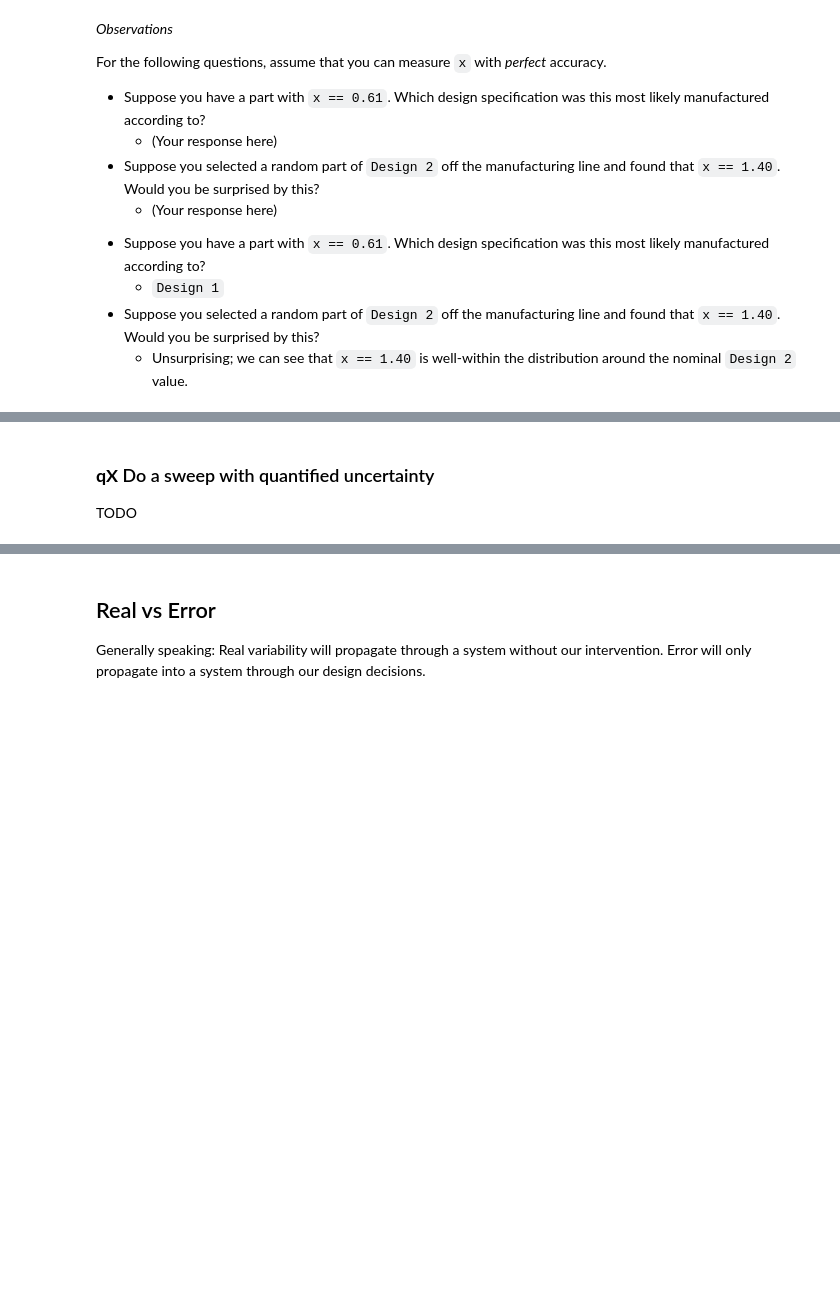
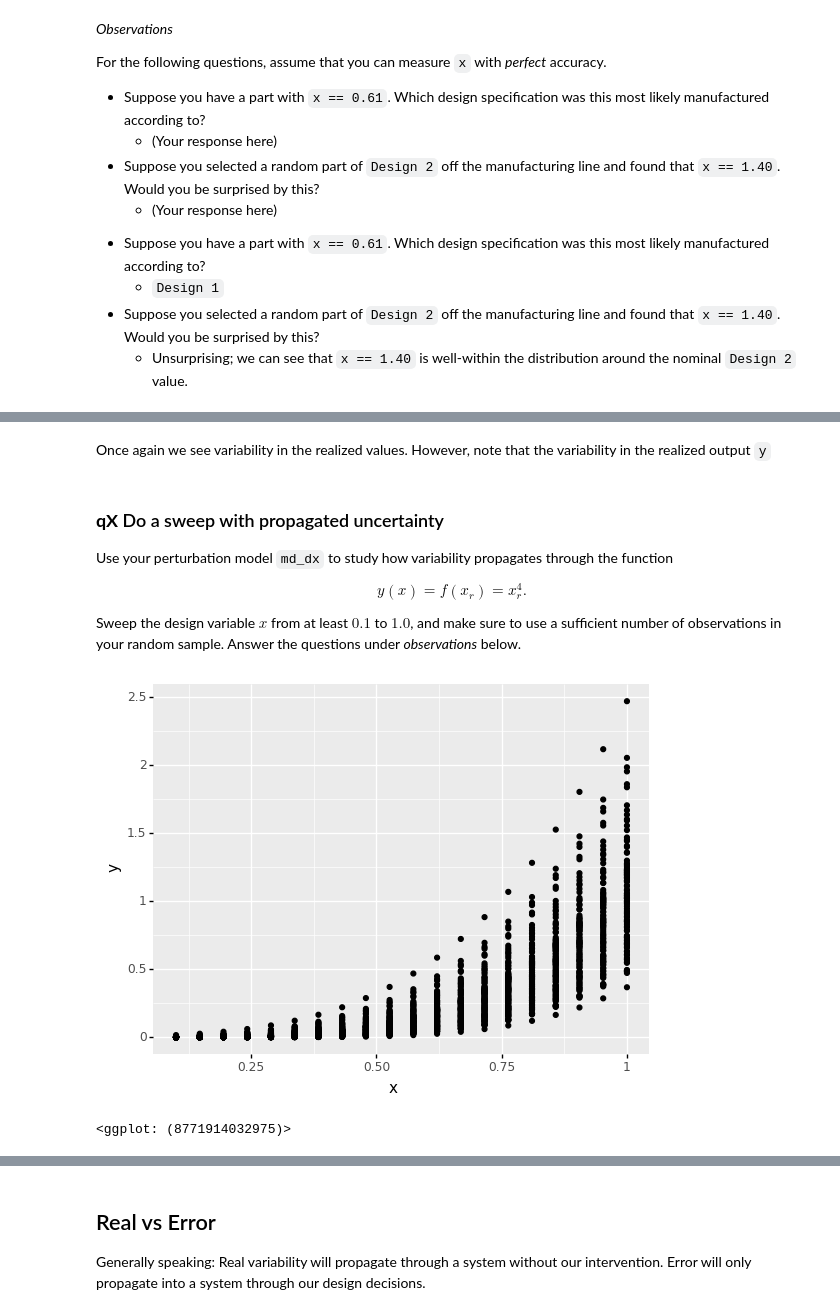
Before and after one commit to zdelrosario/evc-course, a Jupyter notebook: exercises/e-grama08-duu-master.ipynb, the cells around one changed output, grey strips where cells are left out. Drawn from its saved outputs; the diff is of its cells as text; code cells hidden in the pictures; blank space fills up the shorter version.

```diff
--- a/exercises/e-grama08-duu-master.ipynb
+++ b/exercises/e-grama08-duu-master.ipynb
@@ -102,4 +274,58 @@ For the following questions, assume that you can measure `x` with *perfect* accu
+# %% [markdown]
+Once again we see variability in the realized values. However, note that the variability in the realized output `y`
 # %% [markdown]
-### __qX__ Do a sweep with quantified uncertainty
+### __qX__ Do a sweep with propagated uncertainty
 
-TODO
+Use your perturbation model `md_dx` to study how variability propagates through the function
+
+$$y(x) = f(x_r) = x_r^4.$$
+
+Sweep the design variable $x$ from at least $0.1$ to $1.0$, and make sure to use a sufficient number of observations in your random sample. Answer the questions under *observations* below.
+# %%
+## TASK: Evaluate a sweep with with propagated uncertainty
+df_dx = (
+    md_dx
+    # NOTE: No need to edit; this composes the output function
+    >> gr.cp_vec_function(
+        fun=lambda df: gr.df_make(y=df.x_r**4),
+        var=["x_r"],
+        out=["y"],
+    )
+
+# task-begin
+    ## TODO: Evaluate a random sample
+# task-end
+# solution-begin
+    >> gr.ev_sample(
+        n=100,
+        df_det=gr.df_make(x=gr.linspace(0.1, 1.0, 20)),
+    )
+# solution-end
+)
+
+## NOTE: Use this to check your work
+assert \
+    isinstance(df_dx, pd.DataFrame), \
+    "df_dx is not a DataFrame; make sure to evaluate md_dx"
+assert \
+    df_dx.x.min() <= 0.1, \
+    "Make sure to sweep to a value as low as x == 0.1"
+assert \
+    df_dx.x.max() >= 1.0, \
+    "Make sure to sweep to a value as high as x == 1.0"
+assert \
+    len(set(df_dx.x)) >= 10, \
+    "Make sure to use a sufficient number of points in your sweep"
+assert \
+    len(set(df_dx.dx)) >= 100, \
+    "Make sure to use a sufficient number of points in your sample"
+
+# Visualize
+(
+    df_dx
+    >> gr.ggplot(gr.aes("x", "y"))
+    + gr.geom_point()
+)
+# %% [output]
+[figure, added]
+<ggplot: (8771914032975)>
```
Also changed, not shown: parts of 24 cells of this notebook.
